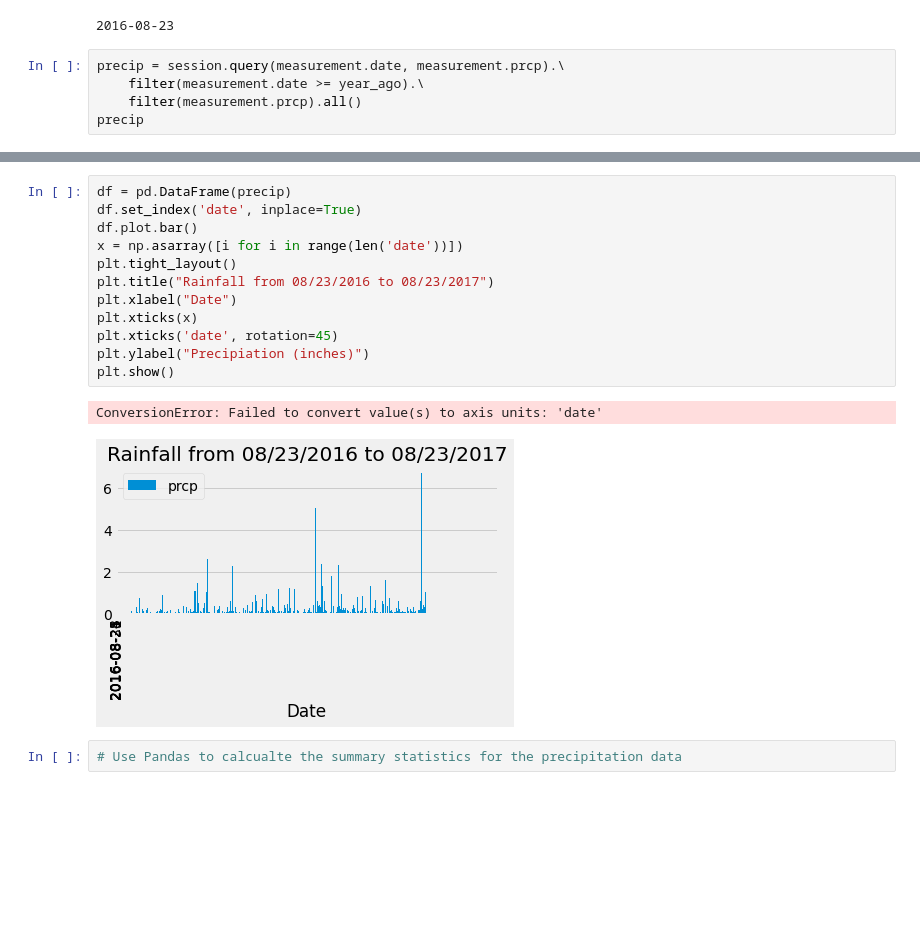
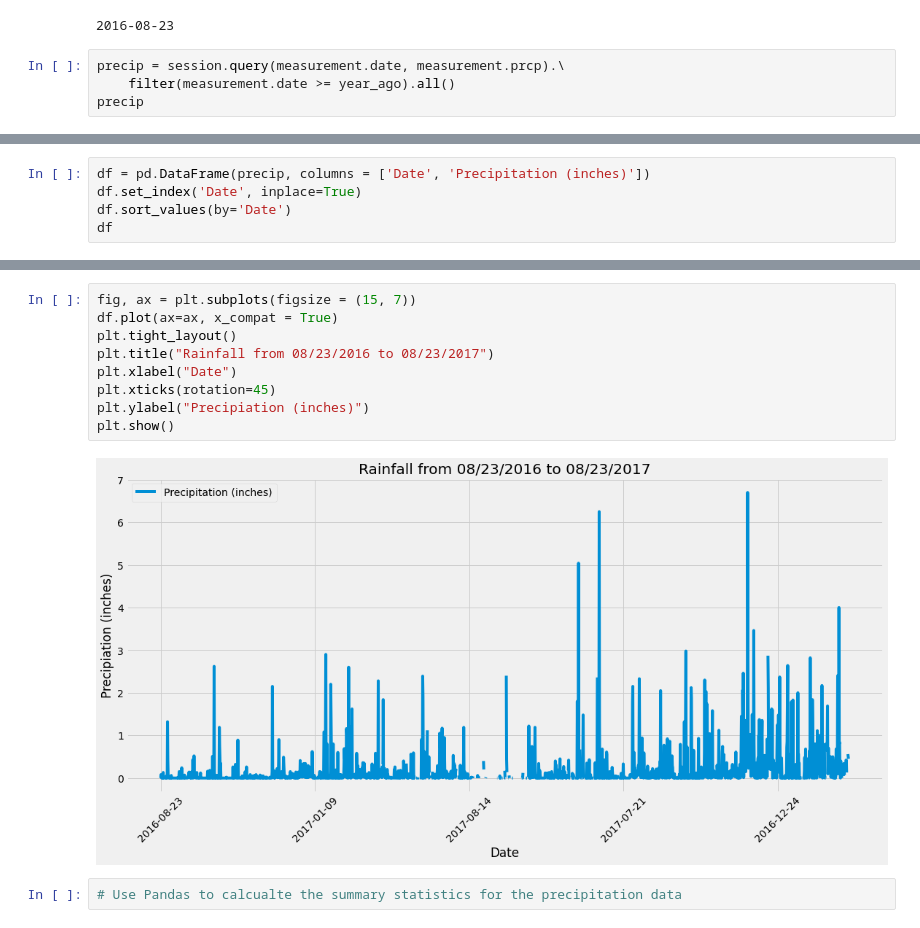
Before and after one commit to natlass/sqlalchemy-challenge, a Jupyter notebook: climate_starter.ipynb, the cells around one changed output, grey strips where cells are left out. Saved outputs shown, nothing was run; the diff lists cells and outputs as text; blank space fills up the shorter version.

```diff
--- a/climate_starter.ipynb
+++ b/climate_starter.ipynb
@@ -61,7 +61,6 @@ print(year_ago)
 2016-08-23
 # %%
 precip = session.query(measurement.date, measurement.prcp).\
-    filter(measurement.date >= year_ago).\
-    filter(measurement.prcp).all()
+    filter(measurement.date >= year_ago).all()
 precip
 # %% [output]
@@ -84 +83,6 @@ precip
  ...]
+# %%
+df = pd.DataFrame(precip, columns = ['Date', 'Precipitation (inches)'])
+df.set_index('Date', inplace=True)
+df.sort_values(by='Date')
+df
@@ -85,17 +104,13 @@ precip
 # %%
-df = pd.DataFrame(precip)
-df.set_index('date', inplace=True)
-df.plot.bar()
-x = np.asarray([i for i in range(len('date'))])
+fig, ax = plt.subplots(figsize = (15, 7))
+df.plot(ax=ax, x_compat = True)
 plt.tight_layout()
 plt.title("Rainfall from 08/23/2016 to 08/23/2017")
 plt.xlabel("Date")
-plt.xticks(x)
-plt.xticks('date', rotation=45)
+plt.xticks(rotation=45)
 plt.ylabel("Precipiation (inches)")
 plt.show()
 # %% [output]
-ConversionError: Failed to convert value(s) to axis units: 'date'
-[figure, old version]
+[figure, new version]
 # %%
 # Use Pandas to calcualte the summary statistics for the precipitation data
```
Also changed, not shown: parts of 9 cells of this notebook.
